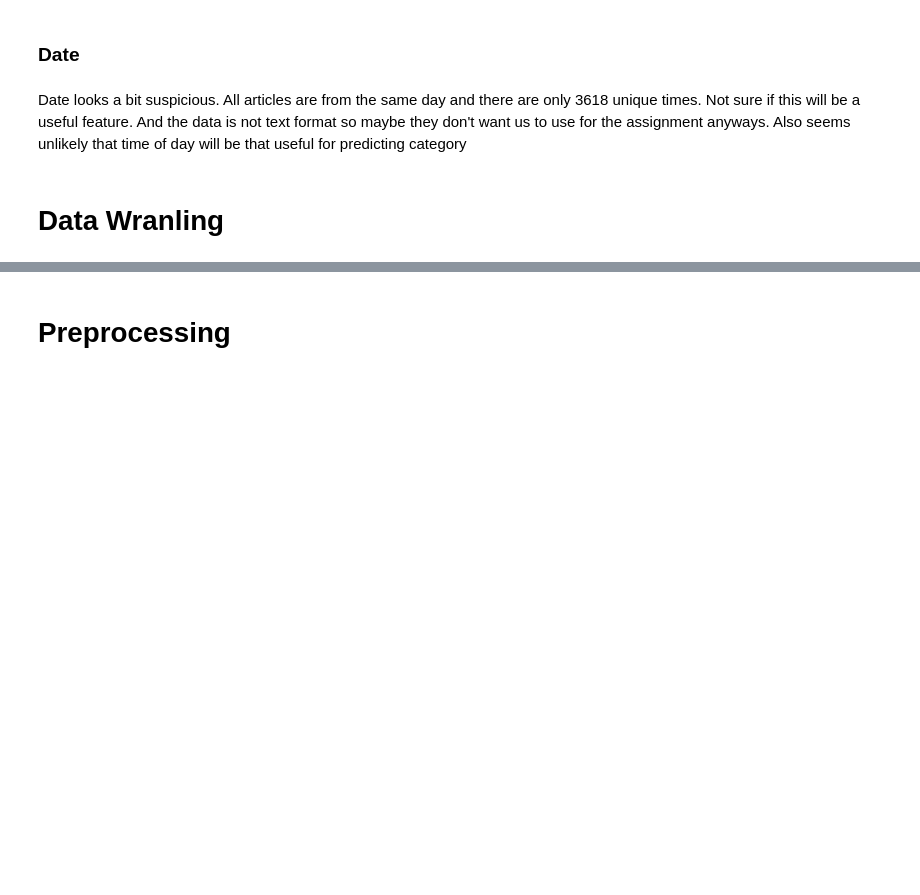
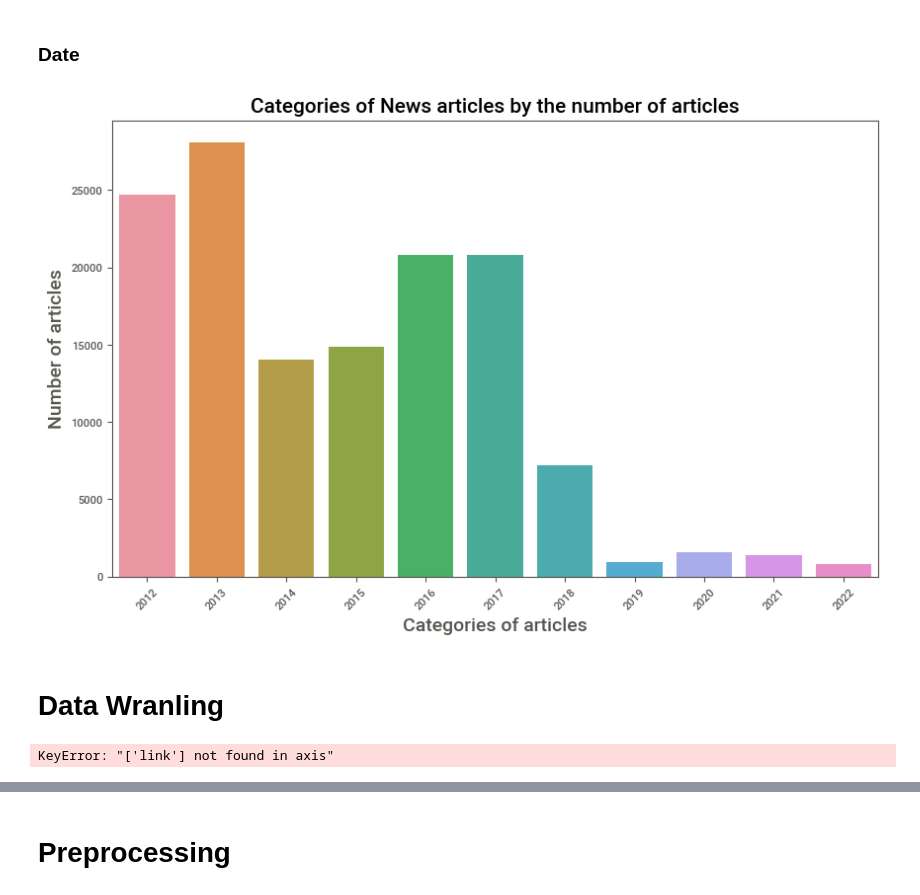
Before and after one commit to benjordan98/intelligent_sys_assignment2, a Jupyter notebook: code.ipynb, the cells around one changed output, grey strips where cells are left out. Cells and saved outputs as stored; diff of their text form; code cells hidden in the pictures; blank space fills up the shorter version.

```diff
--- a/code.ipynb
+++ b/code.ipynb
@@ -308,18 +339,28 @@ Insight:
 - Link is not useful all links are from huffingtonpost - should've known that :(
 # %% [markdown]
 ### Date
-# %% [markdown]
-Date looks a bit suspicious. All articles are from the same day and there are only 3618 unique times. Not sure if this will be a useful feature. And the data is not text format so maybe they don't want us to use for the assignment anyways. Also seems unlikely that time of day will be that useful for predicting category
+# %%
+cat_df = pd.DataFrame(df['date'].value_counts()).reset_index()
+cat_df.head()
+cat_df = cat_df.sort_values(by='date')
+plt.figure(figsize=(10,6))
+sns.barplot(x='date', y='count', data=cat_df)
+plt.title("Categories of News articles by the number of articles", size=15)
+plt.xlabel("Categories of articles", size=14)
+plt.xticks(rotation=45)
+plt.ylabel("Number of articles", size=14)
+plt.show()
+# %% [output]
+[figure, added]
 # %% [markdown]
 # Data Wranling
 # %%
 # drop unnecessary features
-# no date
-df.drop(['date'], axis=1, inplace=True)
-df.drop(['day'], axis=1, inplace=True)
-df.drop(['time'], axis=1, inplace=True)
+df.drop(['website'], axis=1, inplace=True)
 # no link
 df.drop(['link'], axis=1, inplace=True)
+# %% [output]
+KeyError: "['link'] not found in axis"
 # %%
 df.columns
 # %% [output]
```
Also changed, not shown: parts of 31 cells of this notebook.
